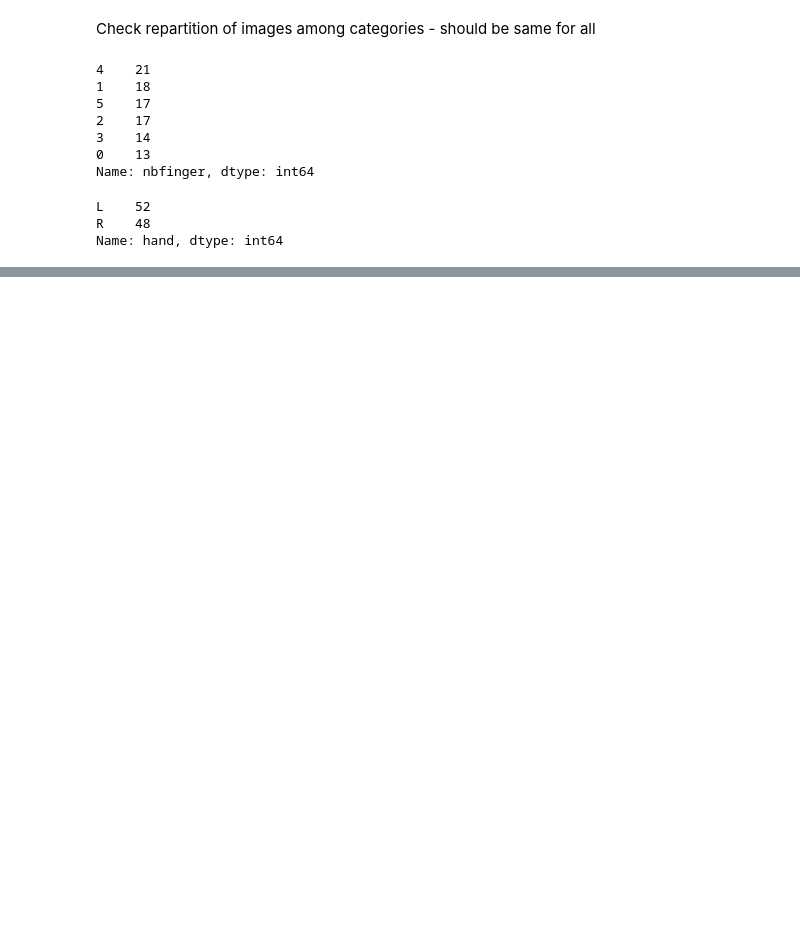
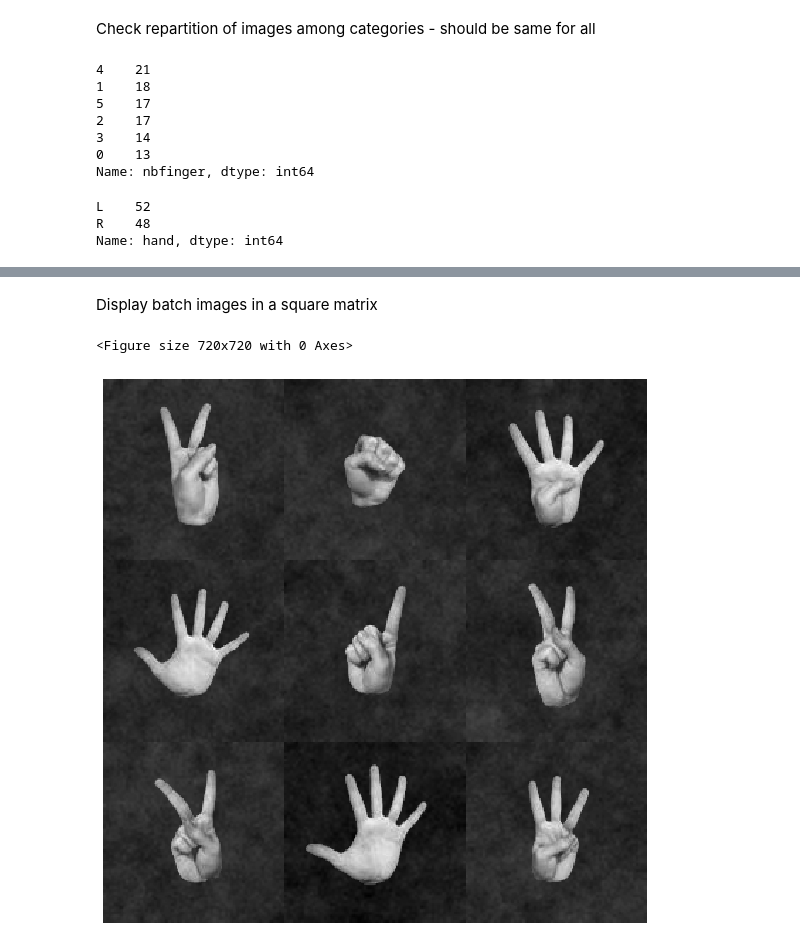
Before and after one commit to rezar12/DataScience_and_ANN, a Jupyter notebook: finger_reko/finger_recognition.ipynb, the cells around one changed output, grey strips where cells are left out. Saved outputs shown, nothing was run; the diff lists cells and outputs as text; code cells hidden in the pictures; blank space fills up the shorter version.

```diff
--- a/finger_reko/finger_recognition.ipynb
+++ b/finger_reko/finger_recognition.ipynb
@@ -83,0 +84,27 @@ plot_images(image)
+# %% [markdown]
+Display batch images in a square matrix
+# %%
+def plot_square_of_images(images):
+
+    squaresize = math.ceil(math.sqrt(len(images)))
+    im_row = []
+    for row in range(squaresize):
+        im_col=[]
+        for col in range(squaresize):
+            if col + squaresize * row < len(images):
+                im = images.loc[col + squaresize * row]
+            else:
+                im = np.zeros((128,128))
+            im_col.append(im)
+        rowofimages = np.concatenate(im_col,axis=1)
+        im_row.append(rowofimages)
+    squareofimages = np.concatenate(im_row,axis=0)
+
+    return squareofimages
+
+images = train.loc[:8,'image']
+plt.figure(figsize=(10,10))
+plot_images(images)
+# %% [output]
+<Figure size 720x720 with 0 Axes>
+[figure, added]
```
Also changed, not shown: parts of 6 cells of this notebook.
